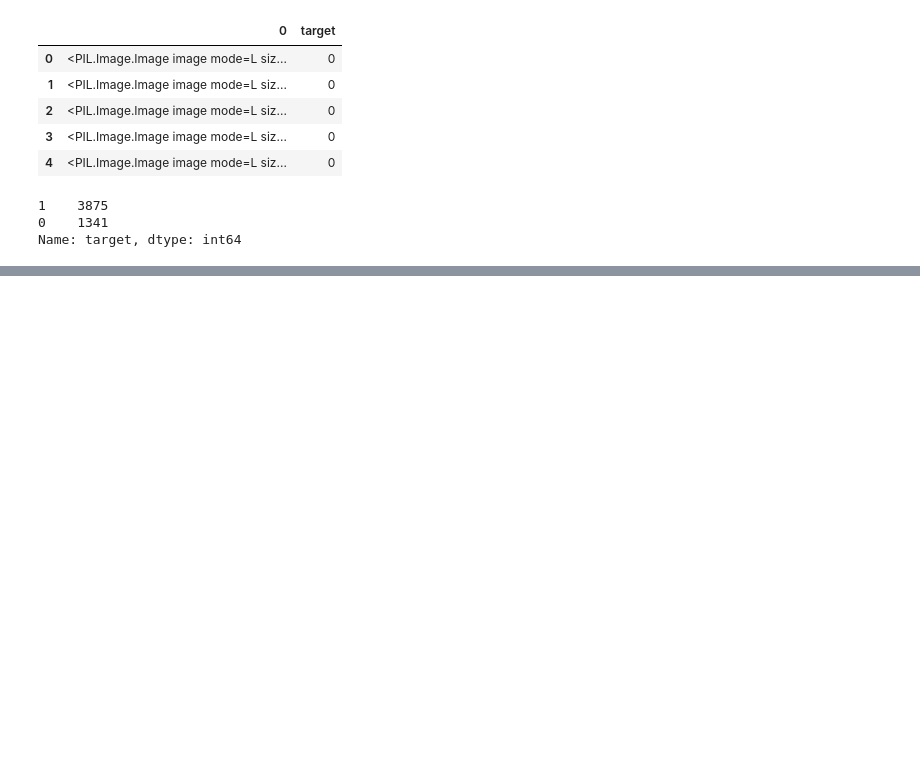
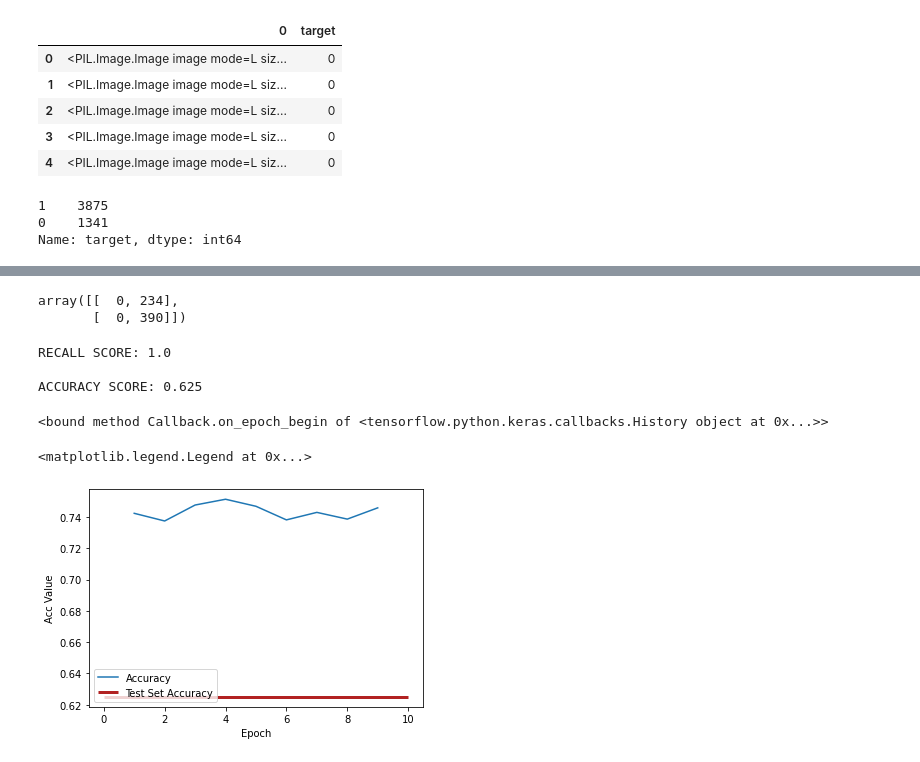
Before and after one commit to Luv2bnanook44/flatiron_phase4_project, a Jupyter notebook: notebooks/jamie_notebook.ipynb, the cells around one changed output, grey strips where cells are left out. Cells and saved outputs as stored; diff of their text form; code cells hidden in the pictures; blank space fills up the shorter version.

Commit message:
First real model 70 acc, preprocessed data without generator

```diff
--- a/notebooks/jamie_notebook.ipynb
+++ b/notebooks/jamie_notebook.ipynb
@@ -411,0 +543,2 @@ Make sure all arrays contain the same number of samples.
+# %%
+X_test = np.zeros(shape=(len(df_test),400,400,1), dtype=float)
@@ -411,0 +561,15 @@ Make sure all arrays contain the same number of samples.
+# %%
+for i in range(len(X_test)):
+    if np.array(X_test_pre[i]).shape  == (400,400):
+        X_test[i] = np.array(X_test_pre[i]).reshape(400,400,1)
+    elif np.array(X_test_pre[i]).shape == (400,400,1):
+        X_test[i] = np.array(X_test_pre[i])
+    elif np.array(X_test_pre[i]).shape == (400,400,3):
+        X_test[i] = np.array(X_test_pre[i])[:,:,0].reshape(400,400,1)
+    else:
+        print(f"At index {i} we have an array of shape:",np.array(X_test_pre[i]).shape)
+# %%
+for i in range(len(X_test)):
+    X_test[i] = X_test[i] / 255
+# %%
+test_loss, test_acc = model.evaluate(X_test, test_labels.reshape((-1,1)))
@@ -411,0 +611,15 @@ Make sure all arrays contain the same number of samples.
+# %%
+confusion_matrix(test_labels, predictions)
+# %% [output]
+array([[  0, 234],
+       [  0, 390]])
+# %%
+print(f'RECALL SCORE: {recall_score(test_labels, predictions)}\n\nACCURACY SCORE: {accuracy_score(test_labels, predictions)}')
+# %% [output]
+RECALL SCORE: 1.0
+
+ACCURACY SCORE: 0.625
+# %%
+model.history.on_epoch_begin
+# %% [output]
+<bound method Callback.on_epoch_begin of <tensorflow.python.keras.callbacks.History object at 0x...>>
@@ -411,0 +653,14 @@ Make sure all arrays contain the same number of samples.
+# %%
+accs = [0.7424, 0.7375, 0.7477, 0.7514, 0.7469, 0.7382, 0.7430, 0.7387, 0.7459]
+losses = [0.1779, 0.1587, 0.0755, 0.0708, 0.0722,  0.0395, 0.0391, 0.0312, 0.0249]
+
+epochs = [i for i in range(1,10)]
+
+plt.plot(epochs, accs, label='Accuracy')
+plt.hlines(y=test_acc, xmin=0, xmax=10, label='Test Set Accuracy', color='firebrick', lw=3)
+plt.xlabel('Epoch')
+plt.ylabel('Acc Value')
+plt.legend()
+# %% [output]
+<matplotlib.legend.Legend at 0x...>
+[figure, added]
```
Also changed, not shown: parts of 56 cells of this notebook, 3 other files.
